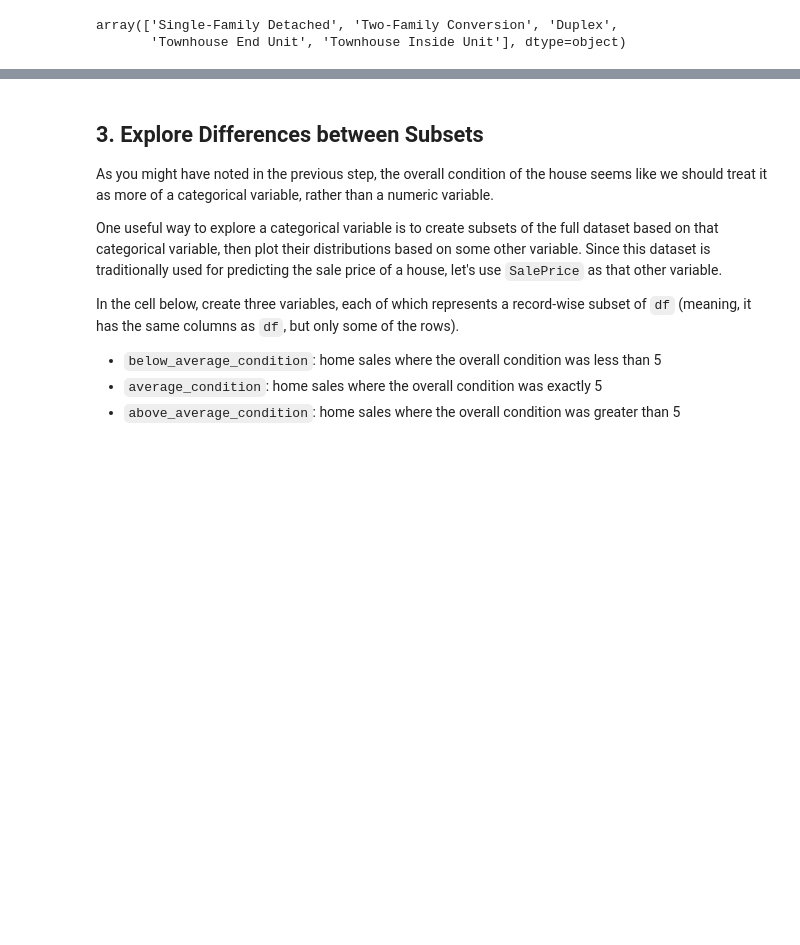
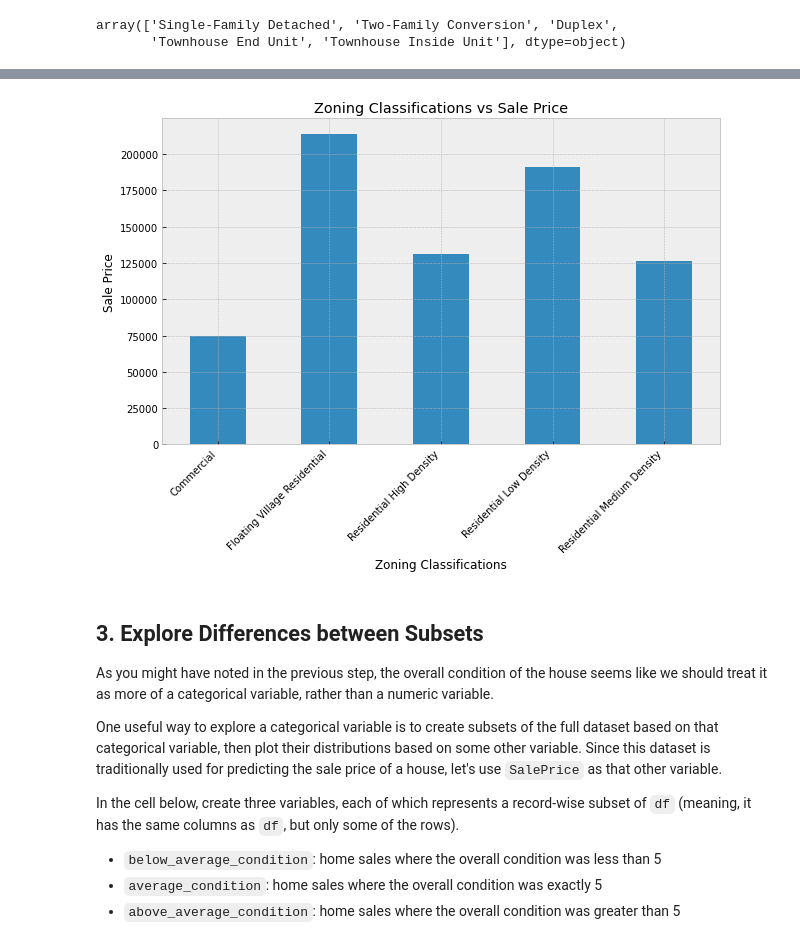
Before and after one commit to Brian-Kanyenje/dsc-pandas-eda-lab, a Jupyter notebook: index.ipynb, the cells around one changed output, grey strips where cells are left out. Saved outputs shown, nothing was run; the diff lists cells and outputs as text; code cells hidden in the pictures; blank space fills up the shorter version.

```diff
--- a/index.ipynb
+++ b/index.ipynb
@@ -375,3 +488,30 @@ From this bar chart, it can be interpreted that the Single-Family Detached Dwell
+# %%
+# Create a dictionary with the column values as the keys and the definitions as the values.
+zoning_description = {
+    'A' : 'Agriculture',
+    'C (all)' : 'Commercial',
+    'FV' : 'Floating Village Residential',
+    'I' : 'Industrial',
+    'RH' : 'Residential High Density',
+    'RL': 'Residential Low Density',
+    'RP' : 'Redidential Low Density Park',
+    'RM' : 'Residential Medium Density'
+    ''
+}
+# %%
+# Map the values to their corresponding definitions from the zoning_description dictionary.
+df['MSZoning'] = df['MSZoning'].map(zoning_description)
+# %%
+# Plot a bar graph
+plt.figure(figsize=(10,6))
+zoning_vs_price = df.groupby('MSZoning')['SalePrice'].mean()
+zoning_vs_price.plot(kind='bar')
+plt.xticks(rotation=45, ha='right')
+plt.xlabel('Zoning Classifications')
+plt.title('Zoning Classifications vs Sale Price')
+plt.ylabel('Sale Price');
+# %% [output]
+[figure, added]
 # %% [markdown]
 ## 3. Explore Differences between Subsets
 
```
Also changed, not shown: parts of 28 cells of this notebook.
